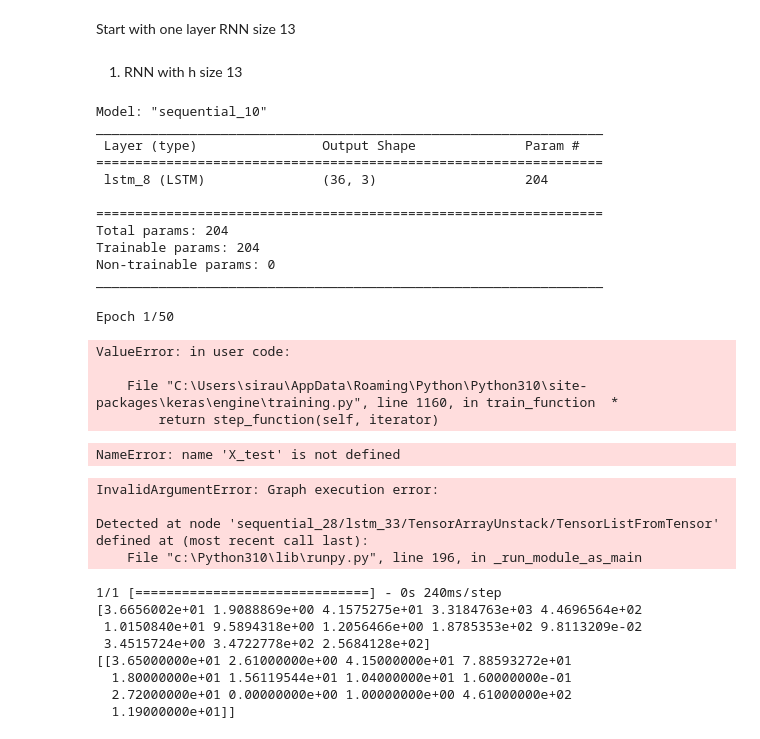
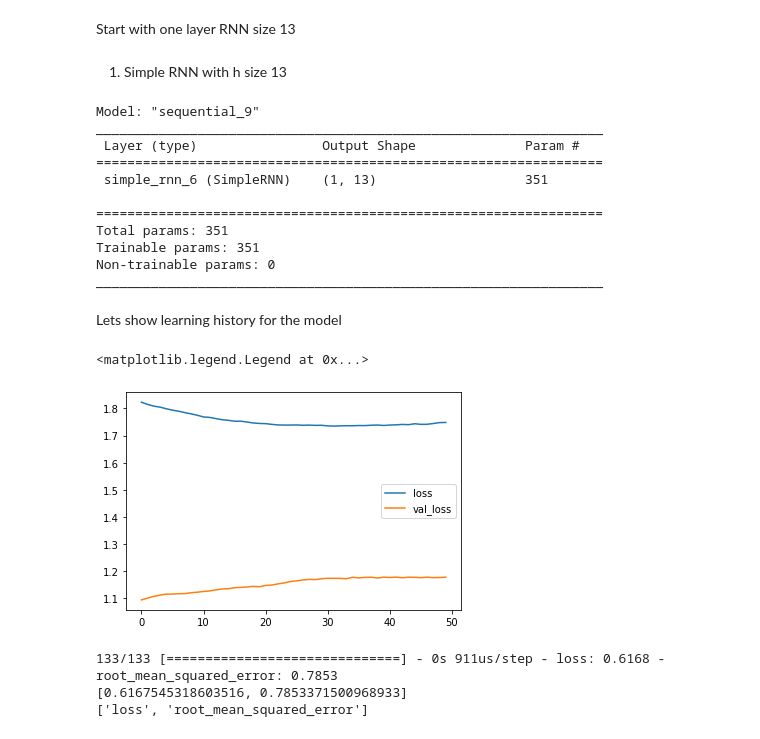
Before and after one commit to geniusserg/CovidPredict, a Jupyter notebook: data_analysis.ipynb, the cells around one changed output. Saved outputs shown, nothing was run; the diff lists cells and outputs as text; code cells hidden in the pictures.

```diff
--- a/data_analysis.ipynb
+++ b/data_analysis.ipynb
@@ -176,12 +192,3 @@ dinam_fact_df = df.iloc[:,29:42]
 dinam_fact_df = dinam_fact_df.sort_values(["case", "t_point"])
 # %% [markdown]
 *dynam_control_df* procedures during observation. Unlike medicine, procedures has been changed during observation, so parameters pedends on time.
-# %%
-dinam_control_df = df.iloc[:,43:47]
-dinam_control_df = dinam_control_df.sort_values(["case", "t_point"])
-non_typical = []
-for i in dinam_control_df.index.levels[0]:
-    means = dinam_control_df.loc[(i)].mean()
-    if (set(means.unique()) - set([0,1]) != set()):
-        non_typical.append([i, set(means.unique()) - set([0,1])])
-non_typical[:10]
@@ -245,7 +244,7 @@ Impute NaN values using MICE methods with Linear regression as estimator
 from sklearn.experimental import enable_iterative_imputer
 from sklearn.impute import IterativeImputer
 from sklearn.linear_model import LinearRegression
-lr = LinearRegression()
-imp = IterativeImputer(estimator=lr, missing_values=np.nan, max_iter=10, imputation_order='roman', random_state=0)
+imp = IterativeImputer(estimator=LinearRegression(),
+     missing_values=np.nan, max_iter=10, imputation_order='roman', random_state=0)
 X_ex=imp.fit_transform(X_to_sc)
 y_ex=imp.fit_transform(y)
@@ -278,5 +265,3 @@ y_scaled_divided = np.array(y_scaled).reshape(-1, PARAMS_LENGTH)
 # %%
 X_train, X_test, y_train, y_test = train_test_split(X_scaled_divided, y_scaled_divided)
-X_train = X_train[:-1] # To DIVIDE on BATCHes
-y_train = y_train[:-1]
-BATCH_SIZE = 36
+X_train.shape
@@ -285,62 +272,41 @@ BATCH_SIZE = 36
 # %% [markdown]
 Start with one layer RNN size 13
 # %% [markdown]
-1. RNN with h size 13
+1. Simple RNN with h size 13
 # %%
-model_simple_rnn_13 = Sequential()
-model_simple_rnn_13.add(Input((WINDOW, PARAMS_LENGTH), batch_size=BATCH_SIZE))
-model_simple_rnn_13.add(LSTM(WINDOW, activation="relu", return_sequences=False))
+BATCH_SIZE=1
+model = Sequential()
+model.add(Input((None, PARAMS_LENGTH), batch_size=BATCH_SIZE))
+model.add(SimpleRNN(PARAMS_LENGTH, activation="relu", return_sequences=False))
+model_simple_rnn_13 = model
 model_simple_rnn_13.compile(loss="mse", metrics=[RootMeanSquaredError()])
 model_simple_rnn_13.summary()
 # %% [output]
-Model: "sequential_10"
+Model: "sequential_9"
 _________________________________________________________________
  Layer (type)                Output Shape              Param #
 =================================================================
- lstm_8 (LSTM)               (36, 3)                   204
+ simple_rnn_6 (SimpleRNN)    (1, 13)                   351
 
 =================================================================
-Total params: 204
-Trainable params: 204
+Total params: 351
+Trainable params: 351
 Non-trainable params: 0
 _________________________________________________________________
+# %% [markdown]
+Lets show learning history for the model
 # %%
-history = model_simple_rnn_13.fit(X_train, y_train, validation_split=0.15,  epochs=50, batch_size=BATCH_SIZE, shuffle=False)
+history = model_simple_rnn_13.fit(X_train, y_train, epochs=50, validation_split=0.1, batch_size=BATCH_SIZE, shuffle=False, verbose=0)
 plt.plot(history.history["loss"])
 plt.plot(history.history["val_loss"])
 plt.legend(["loss", "val_loss"])
 # %% [output]
-Epoch 1/50
+<matplotlib.legend.Legend at 0x...>
-ValueError: in user code:
-
-    File "C:\Users\sirau\AppData\Roaming\Python\Python310\site-packages\keras\engine\training.py", line 1160, in train_function  *
-        return step_function(self, iterator)
+[figure, added]
-# %%
-X_test = X_test[:-1]
-y_test = y_test[:-1]
-# %% [output]
-NameError: name 'X_test' is not defined
 # %%
-model_simple_rnn_13.evaluate(X_test, y_test, batch_size=12)
+print(model_simple_rnn_13.evaluate(X_test, y_test, batch_size=BATCH_SIZE))
+print(model_simple_rnn_13.metrics_names)
 # %% [output]
-InvalidArgumentError: Graph execution error:
-
-Detected at node 'sequential_28/lstm_33/TensorArrayUnstack/TensorListFromTensor' defined at (most recent call last):
-    File "c:\Python310\lib\runpy.py", line 196, in _run_module_as_main
+133/133 [==============================] - 0s 911us/step - loss: 0.6168 - root_mean_squared_error: 0.7853
+[0.6167545318603516, 0.7853371500968933]
+['loss', 'root_mean_squared_error']
-# %%
-X_test_0 = scal_model.transform(X_test[0])
-y_pred_0 = model_simple_rnn_13.predict(np.array([X_test_0]*12))
-y_pred_0_inv = scal_model.inverse_transform(y_pred_0)
-print("Real values")
-print(y_pred_0_inv[0])
-print("Predicted values")
-print(scal_model.inverse_transform([y_test[0]]))
-# %% [output]
-1/1 [==============================] - 0s 240ms/step
-[3.6656002e+01 1.9088869e+00 4.1575275e+01 3.3184763e+03 4.4696564e+02
- 1.0150840e+01 9.5894318e+00 1.2056466e+00 1.8785353e+02 9.8113209e-02
- 3.4515724e+00 3.4722778e+02 2.5684128e+02]
-[[3.65000000e+01 2.61000000e+00 4.15000000e+01 7.88593272e+01
-  1.80000000e+01 1.56119544e+01 1.04000000e+01 1.60000000e-01
-  2.72000000e+01 0.00000000e+00 1.00000000e+00 4.61000000e+02
-  1.19000000e+01]]
```
Also changed, not shown: parts of 9 cells of this notebook, 8 other files.
